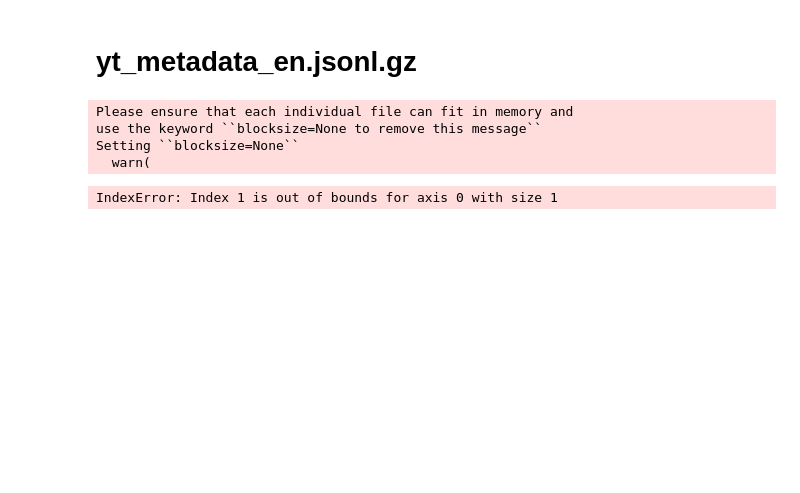
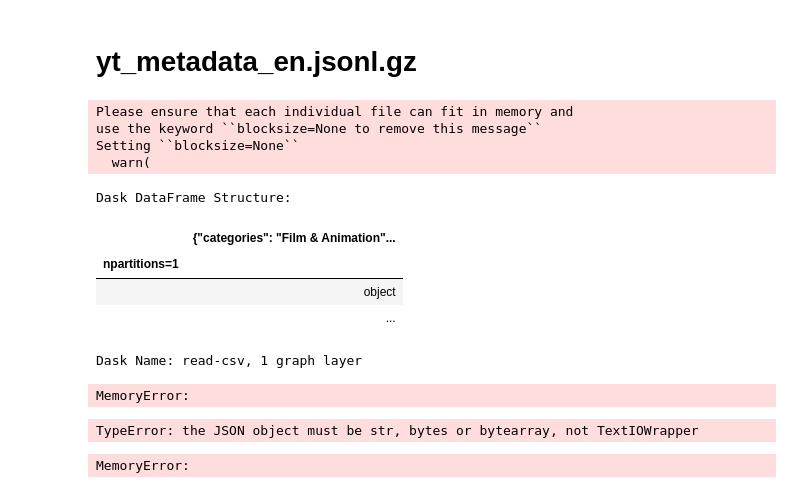
Before and after one commit to epfl-ada/ada-2022-project-geksada, a Jupyter notebook: EDA_Kelyan.ipynb, the cells around one changed output. Cells and saved outputs as stored; diff of their text form; code cells hidden in the pictures; blank space fills up the shorter version.

Commit message:
Always trying to open this ***** json file

```diff
--- a/EDA_Kelyan.ipynb
+++ b/EDA_Kelyan.ipynb
@@ -96,4 +98,9 @@ Setting ``blocksize=None``
 # %%
-df.partitions[1]
+df
 # %% [output]
-IndexError: Index 1 is out of bounds for axis 0 with size 1
+Dask DataFrame Structure:
+|  | {"categories": "Film & Animation"... |
+| npartitions=1 |  |
+|  | object |
+|  | ... |
+Dask Name: read-csv, 1 graph layer
@@ -99,0 +111,12 @@ IndexError: Index 1 is out of bounds for axis 0 with size 1
+# %%
+data = json.loads(f.read())
+# %% [output]
+MemoryError:
+# %%
+data = json.loads(f)
+# %% [output]
+TypeError: the JSON object must be str, bytes or bytearray, not TextIOWrapper
+# %%
+data = json.load(f)
+# %% [output]
+MemoryError:
```
Also changed, not shown: parts of 17 cells of this notebook.
